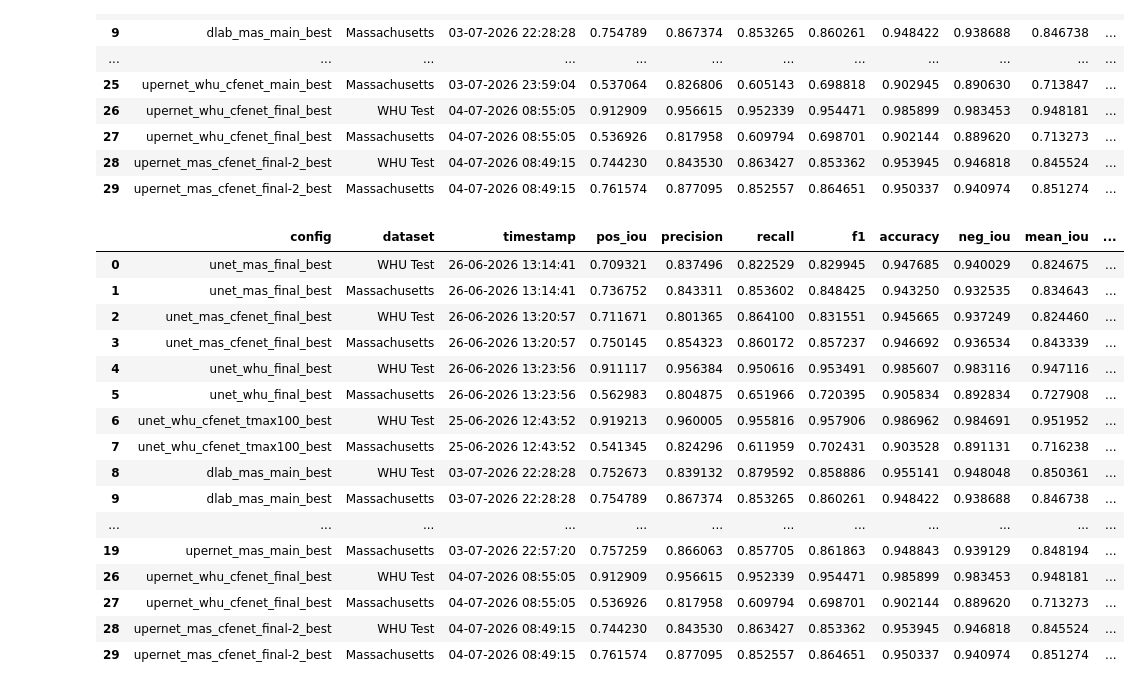
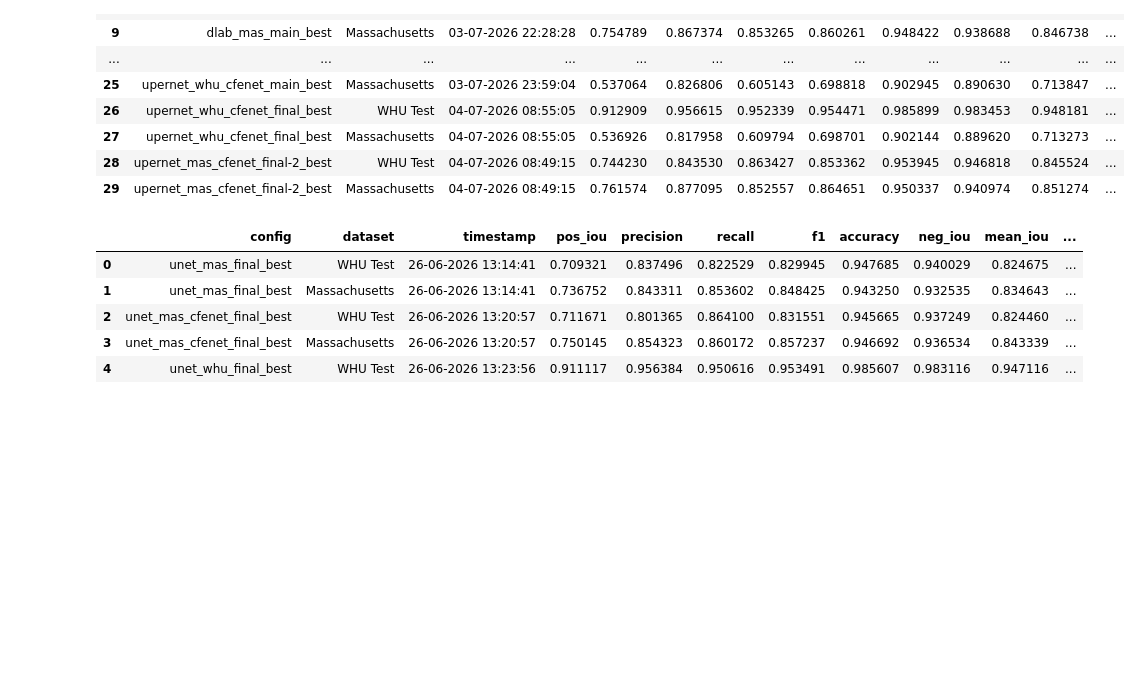
Before and after one commit to MrAI-Rohan/cross-fusion-aerialbs, a Jupyter notebook: evaluation/result_tables.ipynb, the cells around one changed output. Saved outputs shown, nothing was run; the diff lists cells and outputs as text; code cells hidden in the pictures; blank space fills up the shorter version.

```diff
--- a/evaluation/result_tables.ipynb
+++ b/evaluation/result_tables.ipynb
@@ -6,11 +6,11 @@ get_decoder = lambda x: [i["config"].split("_")[0] for i in x.to_dict(orient="re
 if_cfenet = lambda x: ["cfenet" in i["config"] for i in x.to_dict(orient="records")]
 # %%
 dataset_map = {
-    "mas": "MAS",
+    "mas": "Massachusetts",
     "whu": "WHU",
 }
 
-get_training_dataset = lambda x: [i["config"].split("_")[1] for i in x.to_dict(orient="records")]
+get_training_dataset = lambda x: [dataset_map.get(i["config"].split("_")[1]) for i in x.to_dict(orient="records")]
 # %% [markdown]
 #Seed 42 Benchmarks
 # %%
@@ -52,29 +52,18 @@ benchmarks
 | 28 | upernet_mas_cfenet_final-2_best | WHU Test | 04-07-2026 08:49:15 | 0.744230 | 0.843530 | 0.863427 | 0.853362 | 0.953945 | 0.946818 | 0.845524 | ... |
 | 29 | upernet_mas_cfenet_final-2_best | Massachusetts | 04-07-2026 08:49:15 | 0.761574 | 0.877095 | 0.852557 | 0.864651 | 0.950337 | 0.940974 | 0.851274 | ... |
 # %%
-upernet_final_configs = ["upernet_mas_main_best", "upernet_whu_main_final_best", "upernet_mas_cfenet_final-2_best", "upernet_whu_cfenet_final_best"]
+upernet_final_configs = ["upernet_mas_main_best", "upernet_whu_main_best", "upernet_mas_cfenet_final-2_best", "upernet_whu_cfenet_final_best"]
 # %%
 # I want all configs except those where decoder=upernet and they are not in the upernet_final_configs list.
 presentable_benchmarks = benchmarks[(benchmarks["decoder"] != "upernet") | benchmarks["config"].isin(upernet_final_configs)]
-presentable_benchmarks
+presentable_benchmarks.head()
 # %% [output]
 |  | config | dataset | timestamp | pos_iou | precision | recall | f1 | accuracy | neg_iou | mean_iou | ... |
 | 0 | unet_mas_final_best | WHU Test | 26-06-2026 13:14:41 | 0.709321 | 0.837496 | 0.822529 | 0.829945 | 0.947685 | 0.940029 | 0.824675 | ... |
 | 1 | unet_mas_final_best | Massachusetts | 26-06-2026 13:14:41 | 0.736752 | 0.843311 | 0.853602 | 0.848425 | 0.943250 | 0.932535 | 0.834643 | ... |
 | 2 | unet_mas_cfenet_final_best | WHU Test | 26-06-2026 13:20:57 | 0.711671 | 0.801365 | 0.864100 | 0.831551 | 0.945665 | 0.937249 | 0.824460 | ... |
 | 3 | unet_mas_cfenet_final_best | Massachusetts | 26-06-2026 13:20:57 | 0.750145 | 0.854323 | 0.860172 | 0.857237 | 0.946692 | 0.936534 | 0.843339 | ... |
 | 4 | unet_whu_final_best | WHU Test | 26-06-2026 13:23:56 | 0.911117 | 0.956384 | 0.950616 | 0.953491 | 0.985607 | 0.983116 | 0.947116 | ... |
-| 5 | unet_whu_final_best | Massachusetts | 26-06-2026 13:23:56 | 0.562983 | 0.804875 | 0.651966 | 0.720395 | 0.905834 | 0.892834 | 0.727908 | ... |
-| 6 | unet_whu_cfenet_tmax100_best | WHU Test | 25-06-2026 12:43:52 | 0.919213 | 0.960005 | 0.955816 | 0.957906 | 0.986962 | 0.984691 | 0.951952 | ... |
-| 7 | unet_whu_cfenet_tmax100_best | Massachusetts | 25-06-2026 12:43:52 | 0.541345 | 0.824296 | 0.611959 | 0.702431 | 0.903528 | 0.891131 | 0.716238 | ... |
-| 8 | dlab_mas_main_best | WHU Test | 03-07-2026 22:28:28 | 0.752673 | 0.839132 | 0.879592 | 0.858886 | 0.955141 | 0.948048 | 0.850361 | ... |
-| 9 | dlab_mas_main_best | Massachusetts | 03-07-2026 22:28:28 | 0.754789 | 0.867374 | 0.853265 | 0.860261 | 0.948422 | 0.938688 | 0.846738 | ... |
-| ... | ... | ... | ... | ... | ... | ... | ... | ... | ... | ... | ... |
-| 19 | upernet_mas_main_best | Massachusetts | 03-07-2026 22:57:20 | 0.757259 | 0.866063 | 0.857705 | 0.861863 | 0.948843 | 0.939129 | 0.848194 | ... |
-| 26 | upernet_whu_cfenet_final_best | WHU Test | 04-07-2026 08:55:05 | 0.912909 | 0.956615 | 0.952339 | 0.954471 | 0.985899 | 0.983453 | 0.948181 | ... |
-| 27 | upernet_whu_cfenet_final_best | Massachusetts | 04-07-2026 08:55:05 | 0.536926 | 0.817958 | 0.609794 | 0.698701 | 0.902144 | 0.889620 | 0.713273 | ... |
-| 28 | upernet_mas_cfenet_final-2_best | WHU Test | 04-07-2026 08:49:15 | 0.744230 | 0.843530 | 0.863427 | 0.853362 | 0.953945 | 0.946818 | 0.845524 | ... |
-| 29 | upernet_mas_cfenet_final-2_best | Massachusetts | 04-07-2026 08:49:15 | 0.761574 | 0.877095 | 0.852557 | 0.864651 | 0.950337 | 0.940974 | 0.851274 | ... |
 # %%
 clean_table = presentable_benchmarks.iloc[:, [-1, 16, 1, 3, 4, 5, 6, 7, 8, 9,]]
 # %%
```
Also changed, not shown: parts of 10 cells of this notebook, 7 other files.
